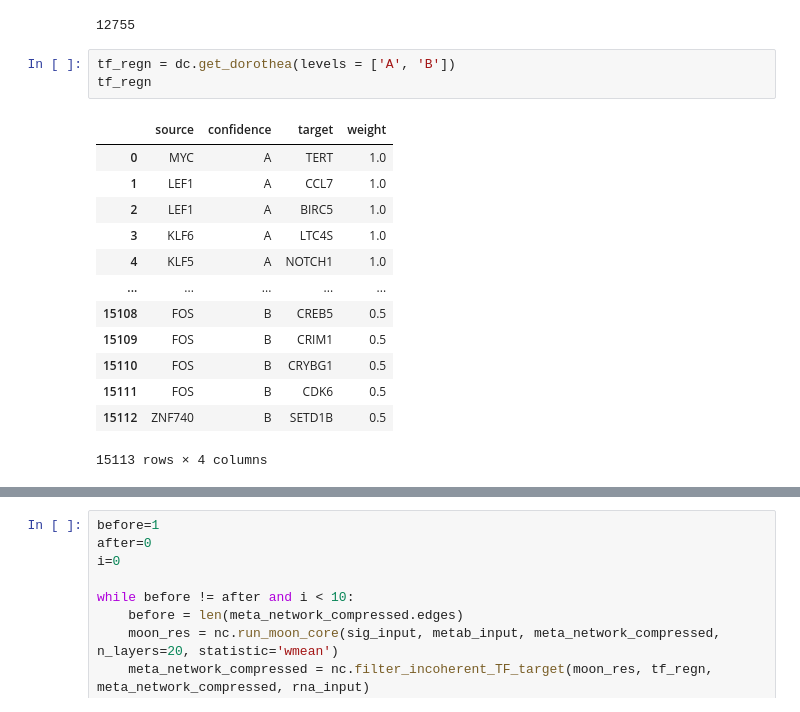
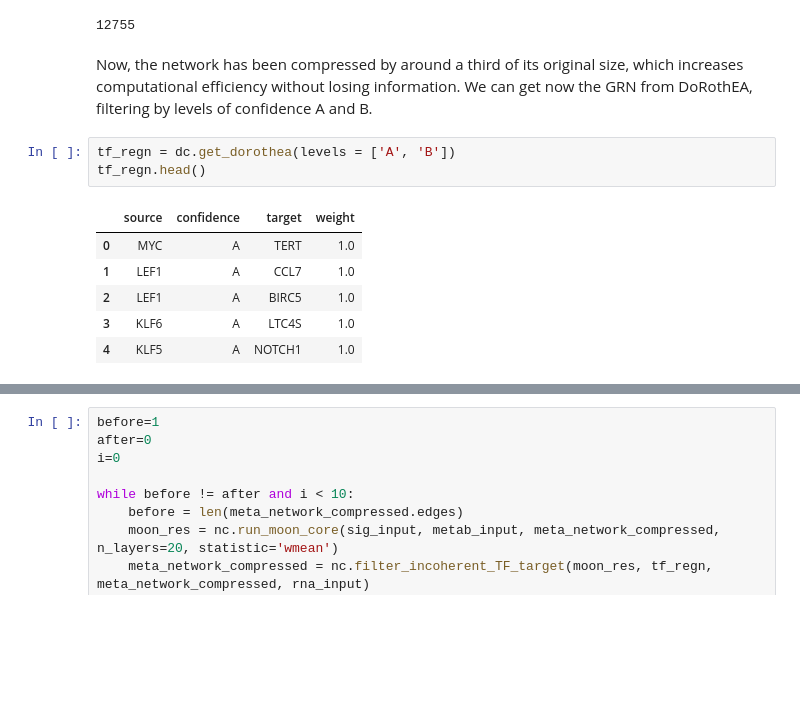
Before and after one commit to saezlab/networkcommons, a Jupyter notebook: vignettes/2_moon.ipynb, the cells around one changed output, grey strips where cells are left out. Saved outputs shown, nothing was run; the diff lists cells and outputs as text; blank space fills up the shorter version.

```diff
--- a/vignettes/2_moon.ipynb
+++ b/vignettes/2_moon.ipynb
@@ -118,20 +58,16 @@ meta_network_compressed = nc.meta_network_cleanup(meta_network_compressed)
 len(meta_network_compressed.edges) # R is 12474
 # %% [output]
 12755
+# %% [markdown]
+Now, the network has been compressed by around a third of its original size, which increases computational efficiency without losing information.
+We can get now the GRN from DoRothEA, filtering by levels of confidence A and B.
 # %%
 tf_regn = dc.get_dorothea(levels = ['A', 'B'])
-tf_regn
+tf_regn.head()
 # %% [output]
 |  | source | confidence | target | weight |
 | 0 | MYC | A | TERT | 1.0 |
 | 1 | LEF1 | A | CCL7 | 1.0 |
 | 2 | LEF1 | A | BIRC5 | 1.0 |
 | 3 | KLF6 | A | LTC4S | 1.0 |
 | 4 | KLF5 | A | NOTCH1 | 1.0 |
-| ... | ... | ... | ... | ... |
-| 15108 | FOS | B | CREB5 | 0.5 |
-| 15109 | FOS | B | CRIM1 | 0.5 |
-| 15110 | FOS | B | CRYBG1 | 0.5 |
-| 15111 | FOS | B | CDK6 | 0.5 |
-| 15112 | ZNF740 | B | SETD1B | 0.5 |
-15113 rows × 4 columns
```
Also changed, not shown: parts of 26 cells of this notebook.
